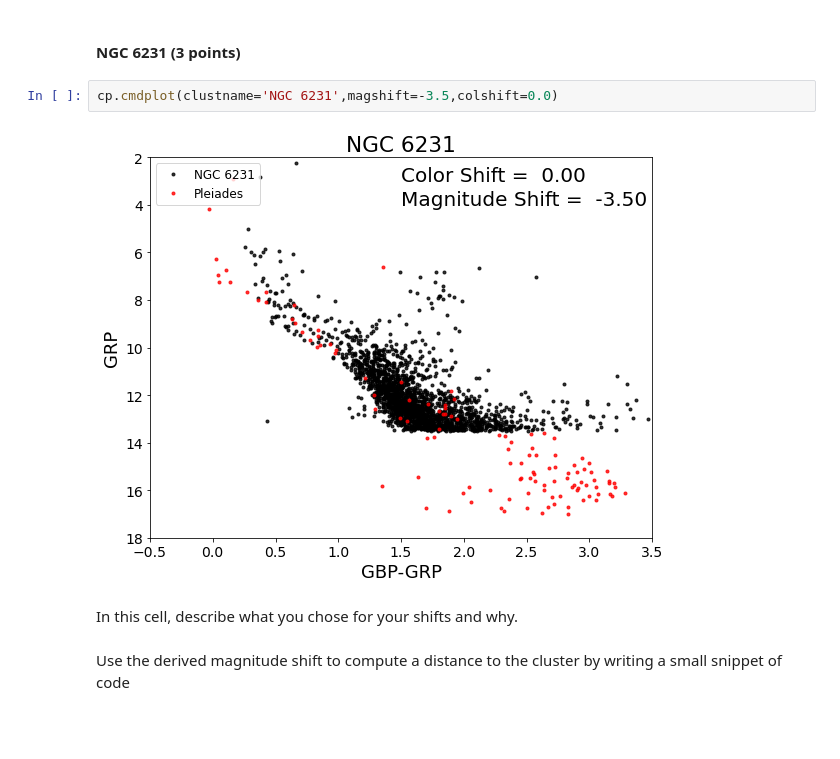
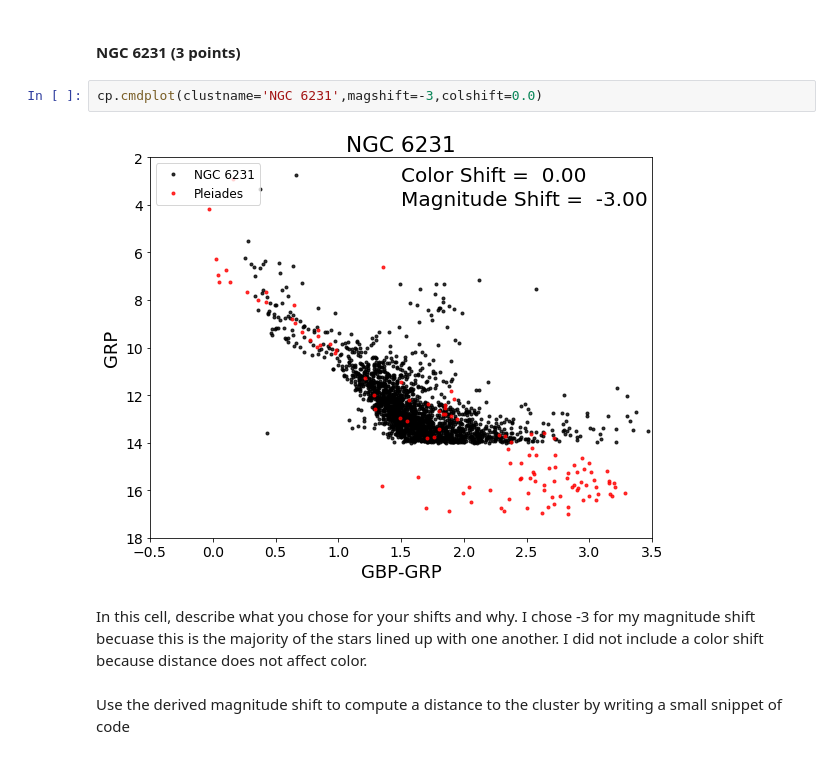
Before and after one commit to JesseGarcia24/CMD_distmod_student, a Jupyter notebook: cluster_plot_student.ipynb, the cells around one changed output. Saved outputs shown, nothing was run; the diff lists cells and outputs as text; blank space fills up the shorter version.

```diff
--- a/cluster_plot_student.ipynb
+++ b/cluster_plot_student.ipynb
@@ -85,11 +85,11 @@ SyntaxError: invalid syntax (<ipython-input-99-79236512f2a1>, line 9)
 # %% [markdown]
 #### NGC 6231  (3 points)
 # %%
-cp.cmdplot(clustname='NGC 6231',magshift=-3.5,colshift=0.0)
+cp.cmdplot(clustname='NGC 6231',magshift=-3,colshift=0.0)
 # %% [output]
-[figure, old version]
+[figure, new version]
-# %% [markdown]
-In this cell, describe what you chose for your shifts and why.
+# %% [markdown]
+In this cell, describe what you chose for your shifts and why. I chose -3 for my magnitude shift becuase this is the majority of the stars lined up with one another. I did not include a color shift because distance does not affect color.
 # %% [markdown]
 Use the derived magnitude shift to compute a distance to the cluster by writing a small snippet of code
 # %%
```
Also changed, not shown: parts of 18 cells of this notebook.
